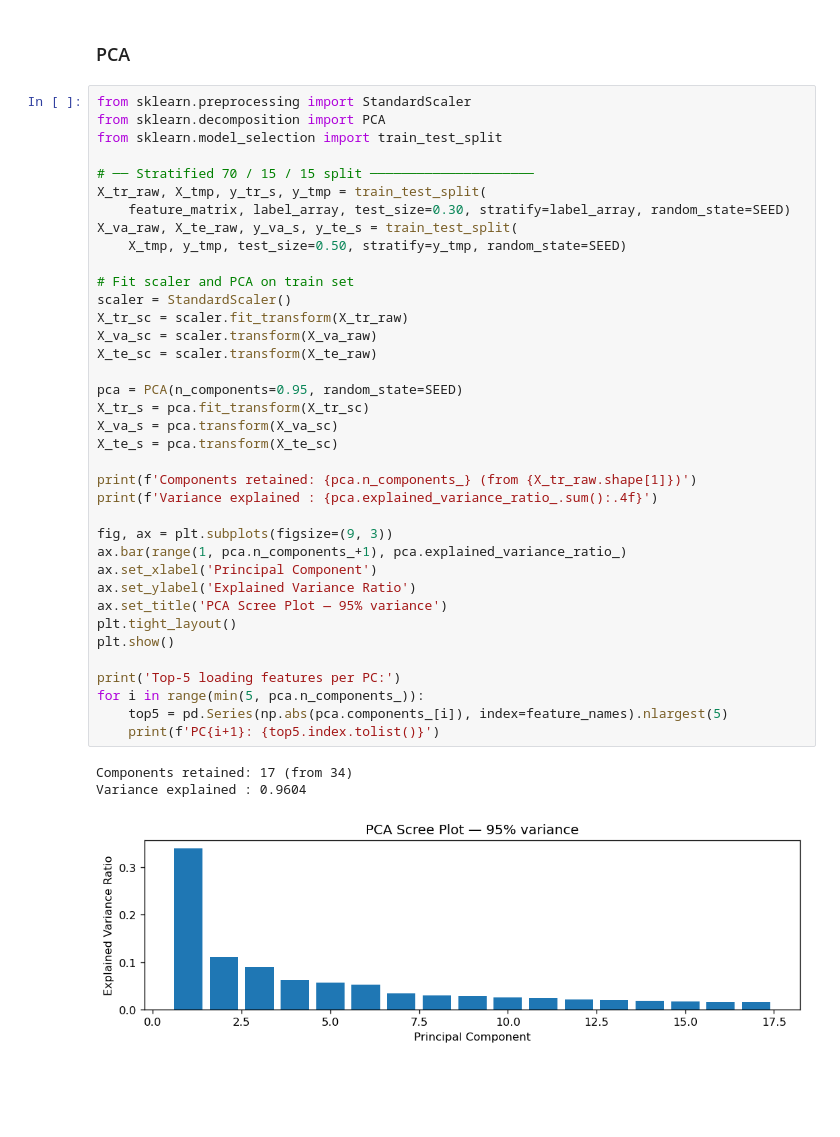
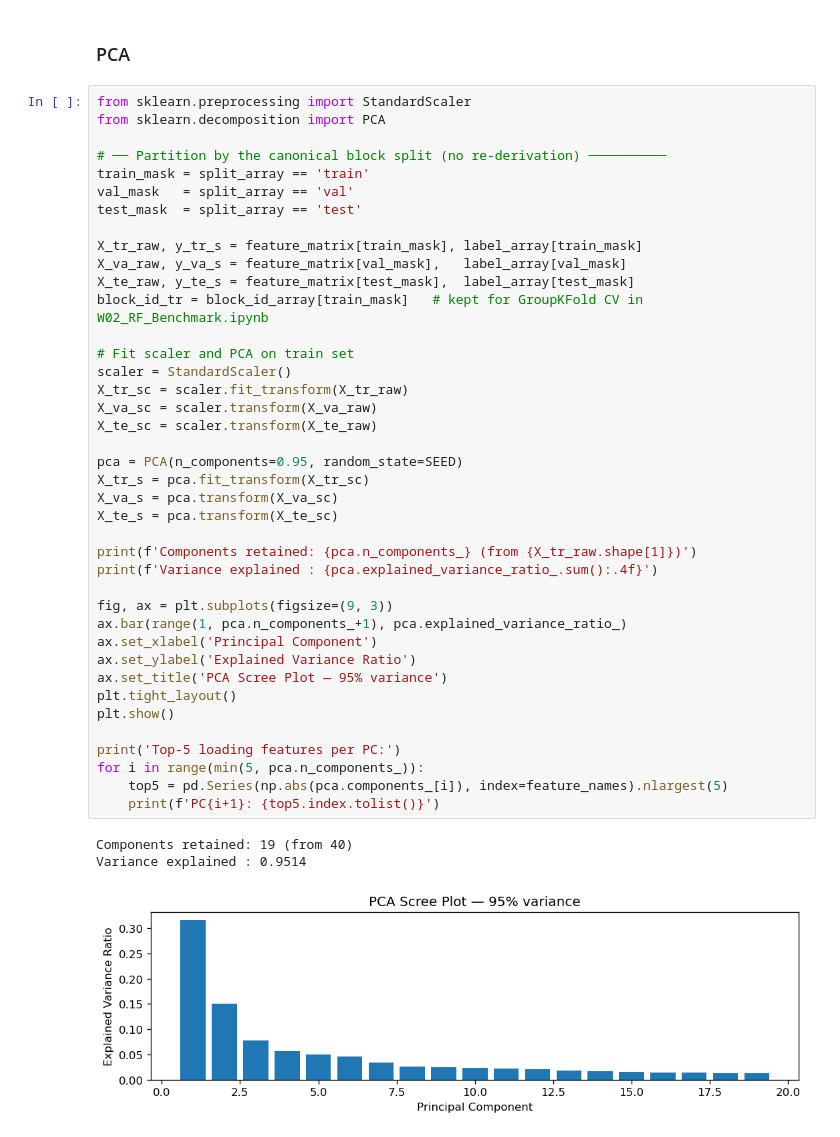
Before and after one commit to LHY3015/hongyu-ingen-ml-analyst, a Jupyter notebook: notebooks/W02_Preprocessing_Pipeline.ipynb, the cells around one changed output. Saved outputs shown, nothing was run; the diff lists cells and outputs as text; blank space fills up the shorter version.

```diff
--- a/notebooks/W02_Preprocessing_Pipeline.ipynb
+++ b/notebooks/W02_Preprocessing_Pipeline.ipynb
@@ -266,42 +461,45 @@ Feature matrix preview:
 # %%
 from sklearn.preprocessing import StandardScaler
 from sklearn.decomposition import PCA
-from sklearn.model_selection import train_test_split
 
-# ── Stratified 70 / 15 / 15 split ─────────────────────
-X_tr_raw, X_tmp, y_tr_s, y_tmp = train_test_split(
-    feature_matrix, label_array, test_size=0.30, stratify=label_array, random_state=SEED)
-X_va_raw, X_te_raw, y_va_s, y_te_s = train_test_split(
-    X_tmp, y_tmp, test_size=0.50, stratify=y_tmp, random_state=SEED)
+# ── Partition by the canonical block split (no re-derivation) ──────────
+train_mask = split_array == 'train'
+val_mask   = split_array == 'val'
+test_mask  = split_array == 'test'
+
+X_tr_raw, y_tr_s = feature_matrix[train_mask], label_array[train_mask]
+X_va_raw, y_va_s = feature_matrix[val_mask],   label_array[val_mask]
+X_te_raw, y_te_s = feature_matrix[test_mask],  label_array[test_mask]
+block_id_tr = block_id_array[train_mask]   # kept for GroupKFold CV in W02_RF_Benchmark.ipynb
 
 # Fit scaler and PCA on train set
 scaler = StandardScaler()
 X_tr_sc = scaler.fit_transform(X_tr_raw)
 X_va_sc = scaler.transform(X_va_raw)
 X_te_sc = scaler.transform(X_te_raw)
 
 pca = PCA(n_components=0.95, random_state=SEED)
 X_tr_s = pca.fit_transform(X_tr_sc)
 X_va_s = pca.transform(X_va_sc)
 X_te_s = pca.transform(X_te_sc)
 
 print(f'Components retained: {pca.n_components_} (from {X_tr_raw.shape[1]})')
 print(f'Variance explained : {pca.explained_variance_ratio_.sum():.4f}')
 
 fig, ax = plt.subplots(figsize=(9, 3))
 ax.bar(range(1, pca.n_components_+1), pca.explained_variance_ratio_)
 ax.set_xlabel('Principal Component')
 ax.set_ylabel('Explained Variance Ratio')
 ax.set_title('PCA Scree Plot — 95% variance')
 plt.tight_layout()
 plt.show()
 
 print('Top-5 loading features per PC:')
 for i in range(min(5, pca.n_components_)):
     top5 = pd.Series(np.abs(pca.components_[i]), index=feature_names).nlargest(5)
     print(f'PC{i+1}: {top5.index.tolist()}')
 # %% [output]
-Components retained: 17 (from 34)
-Variance explained : 0.9604
+Components retained: 19 (from 40)
+Variance explained : 0.9514
-[figure, old version]
+[figure, new version]
 Top-5 loading features per PC:
```
Also changed, not shown: parts of 11 cells of this notebook, 17 other files.
